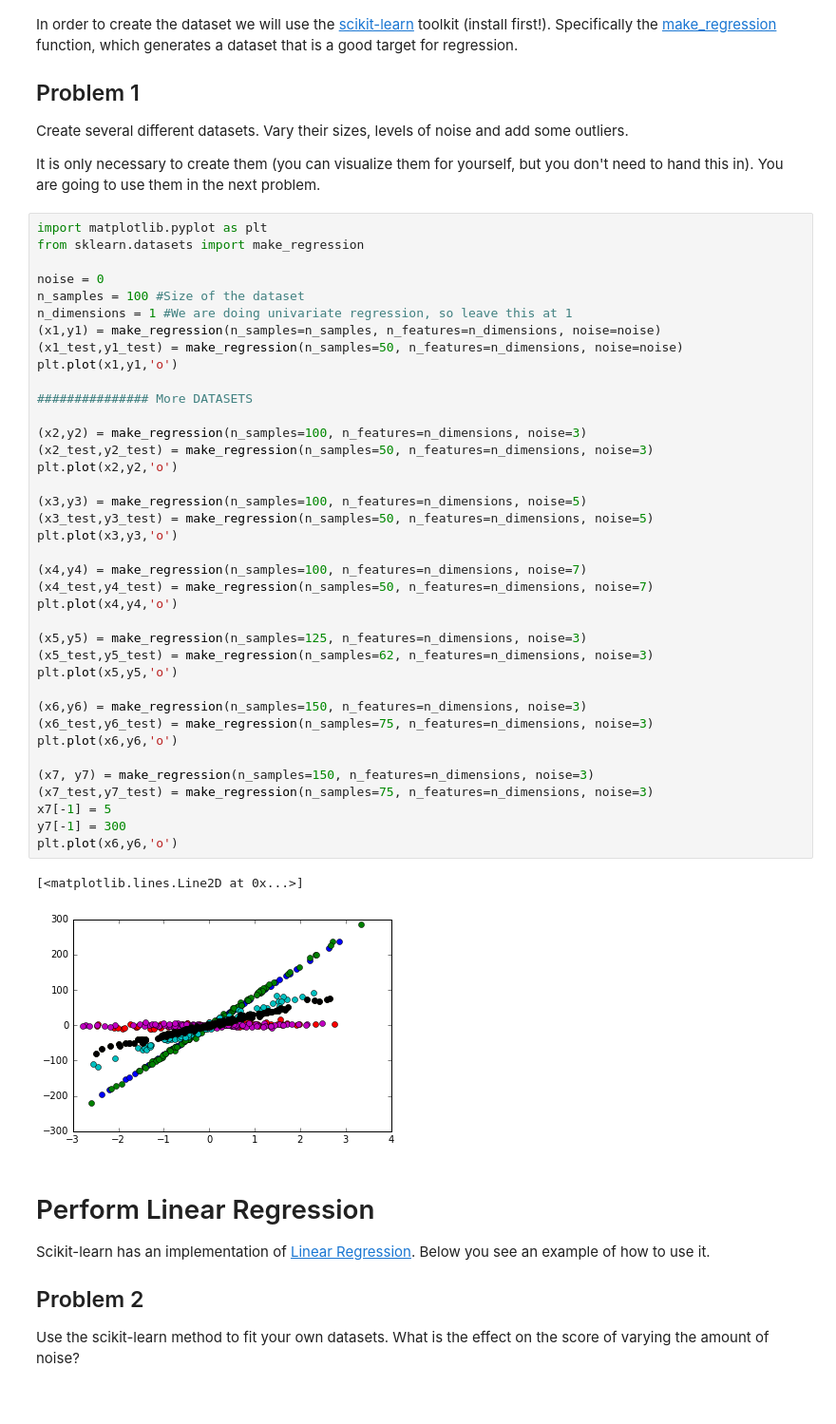
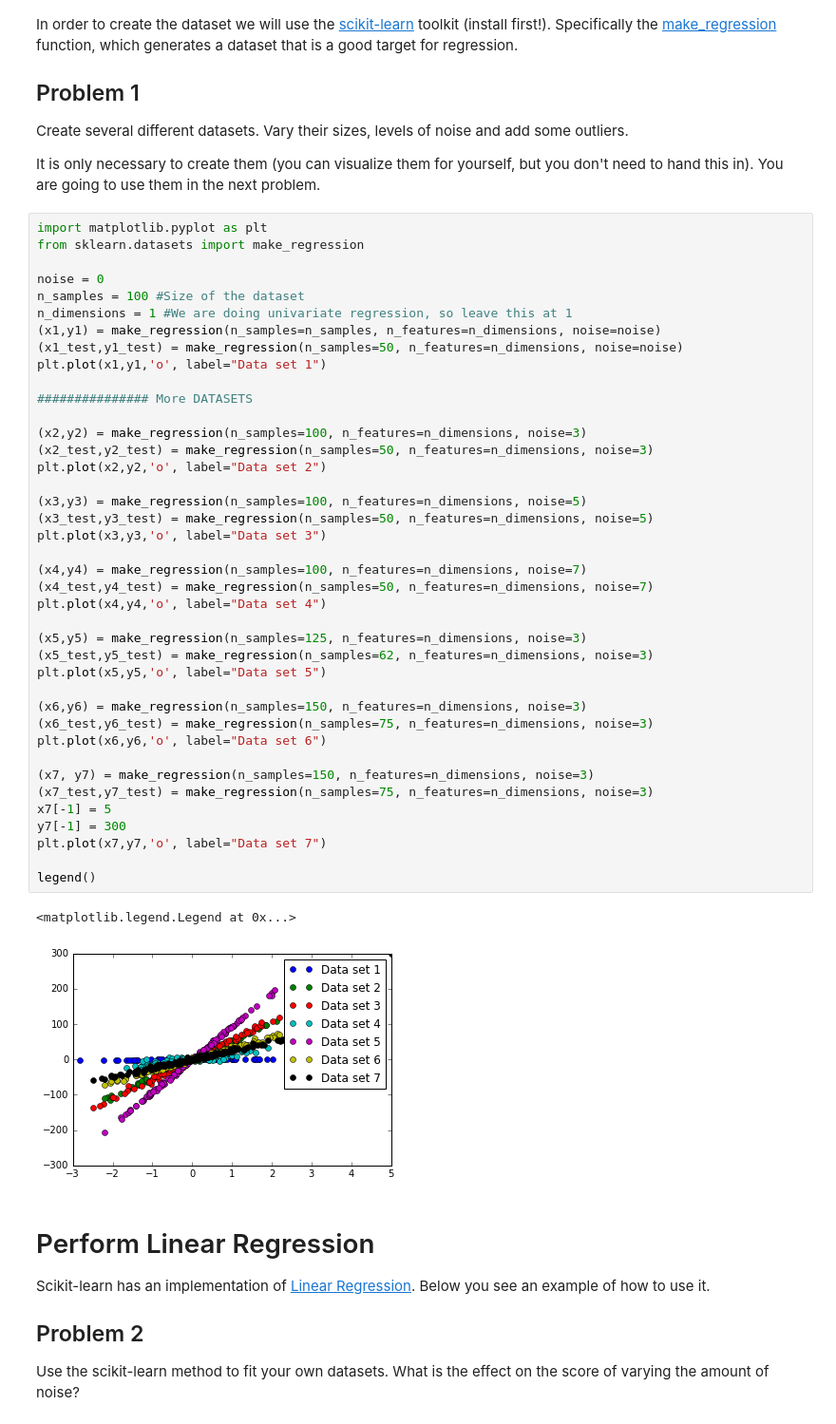
Before and after one commit to MaritEvaHoefsloot/ml, a Jupyter notebook: Lab_Assignments/Hoefsloot_Assignment_1.ipynb, the cells around one changed output. Shown: that part at 95% size. Saved outputs shown, nothing was run; the diff lists cells and outputs as text.

Commit message:
Functioning and outputs correct plots

```diff
--- a/Lab_Assignments/Hoefsloot_Assignment_1.ipynb
+++ b/Lab_Assignments/Hoefsloot_Assignment_1.ipynb
@@ -31,42 +31,44 @@ import matplotlib.pyplot as plt
 from sklearn.datasets import make_regression
 
 noise = 0
 n_samples = 100 #Size of the dataset
 n_dimensions = 1 #We are doing univariate regression, so leave this at 1
 (x1,y1) = make_regression(n_samples=n_samples, n_features=n_dimensions, noise=noise)
 (x1_test,y1_test) = make_regression(n_samples=50, n_features=n_dimensions, noise=noise)
-plt.plot(x1,y1,'o')
+plt.plot(x1,y1,'o', label="Data set 1")
 
 ############### More DATASETS
 
 (x2,y2) = make_regression(n_samples=100, n_features=n_dimensions, noise=3)
 (x2_test,y2_test) = make_regression(n_samples=50, n_features=n_dimensions, noise=3)
-plt.plot(x2,y2,'o')
+plt.plot(x2,y2,'o', label="Data set 2")
 
 (x3,y3) = make_regression(n_samples=100, n_features=n_dimensions, noise=5)
 (x3_test,y3_test) = make_regression(n_samples=50, n_features=n_dimensions, noise=5)
-plt.plot(x3,y3,'o')
+plt.plot(x3,y3,'o', label="Data set 3")
 
 (x4,y4) = make_regression(n_samples=100, n_features=n_dimensions, noise=7)
 (x4_test,y4_test) = make_regression(n_samples=50, n_features=n_dimensions, noise=7)
-plt.plot(x4,y4,'o')
+plt.plot(x4,y4,'o', label="Data set 4")
 
 (x5,y5) = make_regression(n_samples=125, n_features=n_dimensions, noise=3)
 (x5_test,y5_test) = make_regression(n_samples=62, n_features=n_dimensions, noise=3)
-plt.plot(x5,y5,'o')
+plt.plot(x5,y5,'o', label="Data set 5")
 
 (x6,y6) = make_regression(n_samples=150, n_features=n_dimensions, noise=3)
 (x6_test,y6_test) = make_regression(n_samples=75, n_features=n_dimensions, noise=3)
-plt.plot(x6,y6,'o')
+plt.plot(x6,y6,'o', label="Data set 6")
 
 (x7, y7) = make_regression(n_samples=150, n_features=n_dimensions, noise=3)
 (x7_test,y7_test) = make_regression(n_samples=75, n_features=n_dimensions, noise=3)
 x7[-1] = 5
 y7[-1] = 300
-plt.plot(x6,y6,'o')
+plt.plot(x7,y7,'o', label="Data set 7")
+
+legend()
 # %% [output]
-[<matplotlib.lines.Line2D at 0x...>]
+<matplotlib.legend.Legend at 0x...>
-[figure, old version]
+[figure, new version]
 # %% [markdown]
 # Perform Linear Regression
 
```
Also changed, not shown: parts of 14 cells of this notebook.
